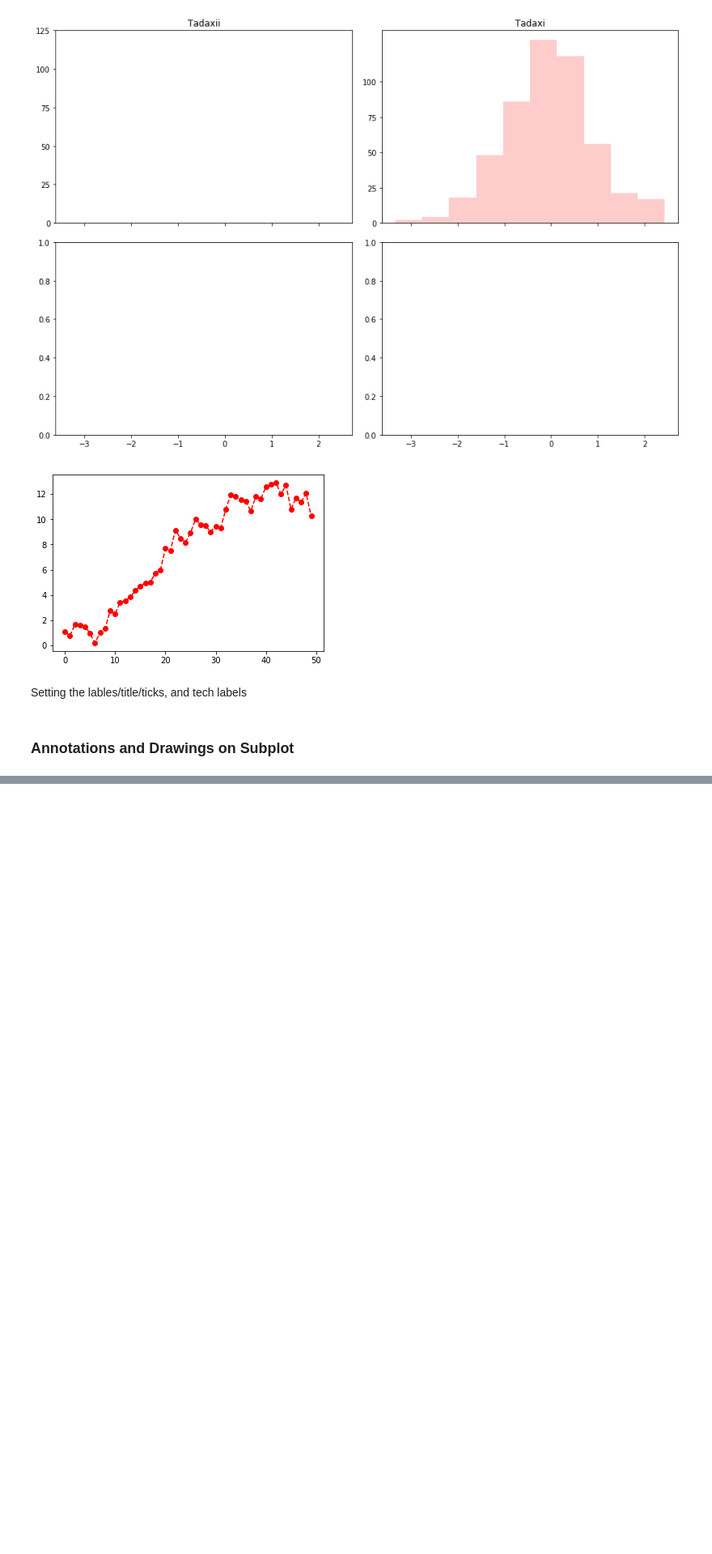
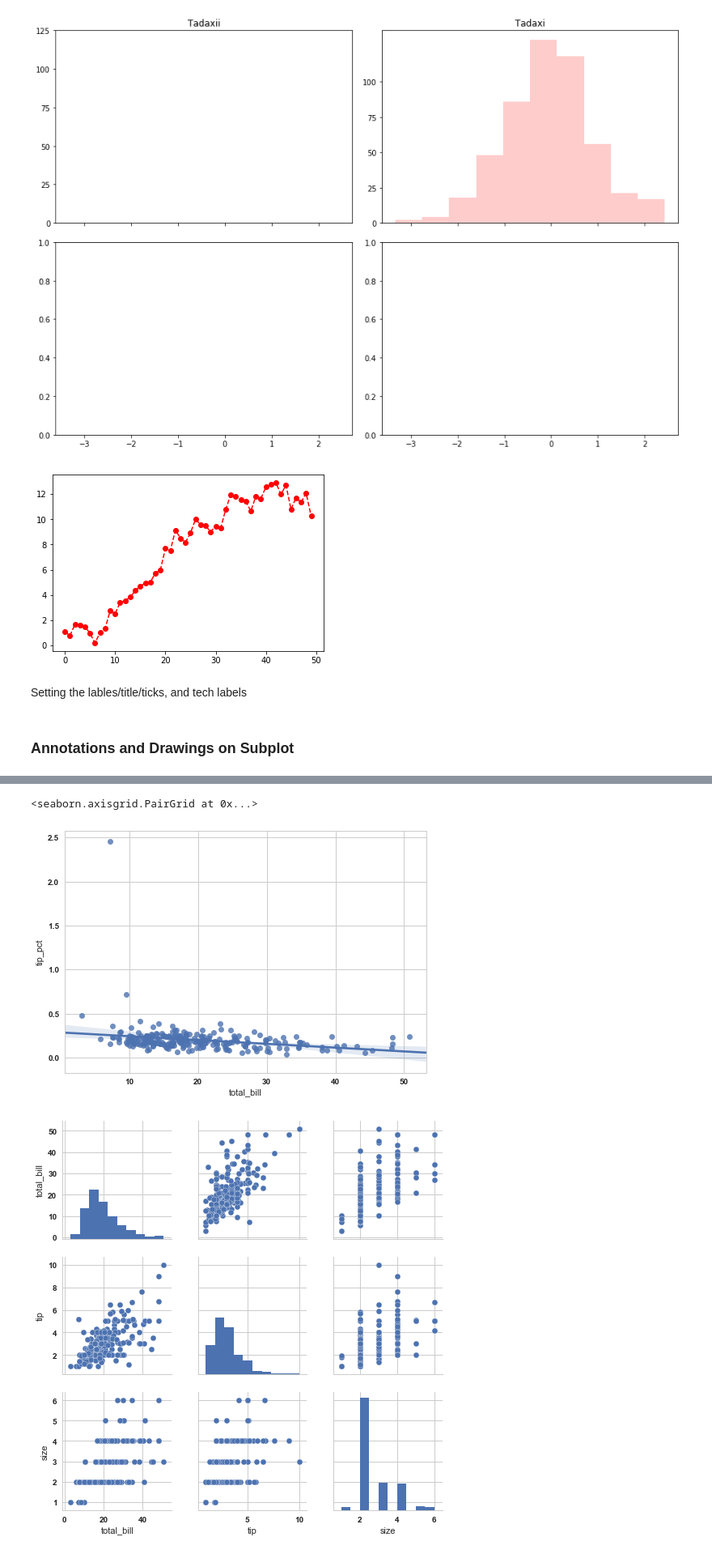
Before and after one commit to scQuant/Python_True, a Jupyter notebook: Sam_CH9_DataVisualization.ipynb, the cells around one changed output, grey strips where cells are left out. Shown: that part at 81% size. Saved outputs shown, nothing was run; the diff lists cells and outputs as text; code cells hidden in the pictures; blank space fills up the shorter version.

```diff
--- a/Sam_CH9_DataVisualization.ipynb
+++ b/Sam_CH9_DataVisualization.ipynb
@@ -86,0 +129,12 @@ data
+# %%
+sns.set(style = 'whitegrid') # Can set the style of seaborn
+
+#Scatter/Reg plot
+sns.regplot('total_bill', 'tip_pct', data = tips)
+
+#Pair Plot (scatter plot for all pairs!)
+sns.pairplot(tips[['total_bill','tip', 'size']])
+# %% [output]
+<seaborn.axisgrid.PairGrid at 0x...>
+[figure, added]
+[figure, added]
```
Also changed, not shown: parts of 9 cells of this notebook.
